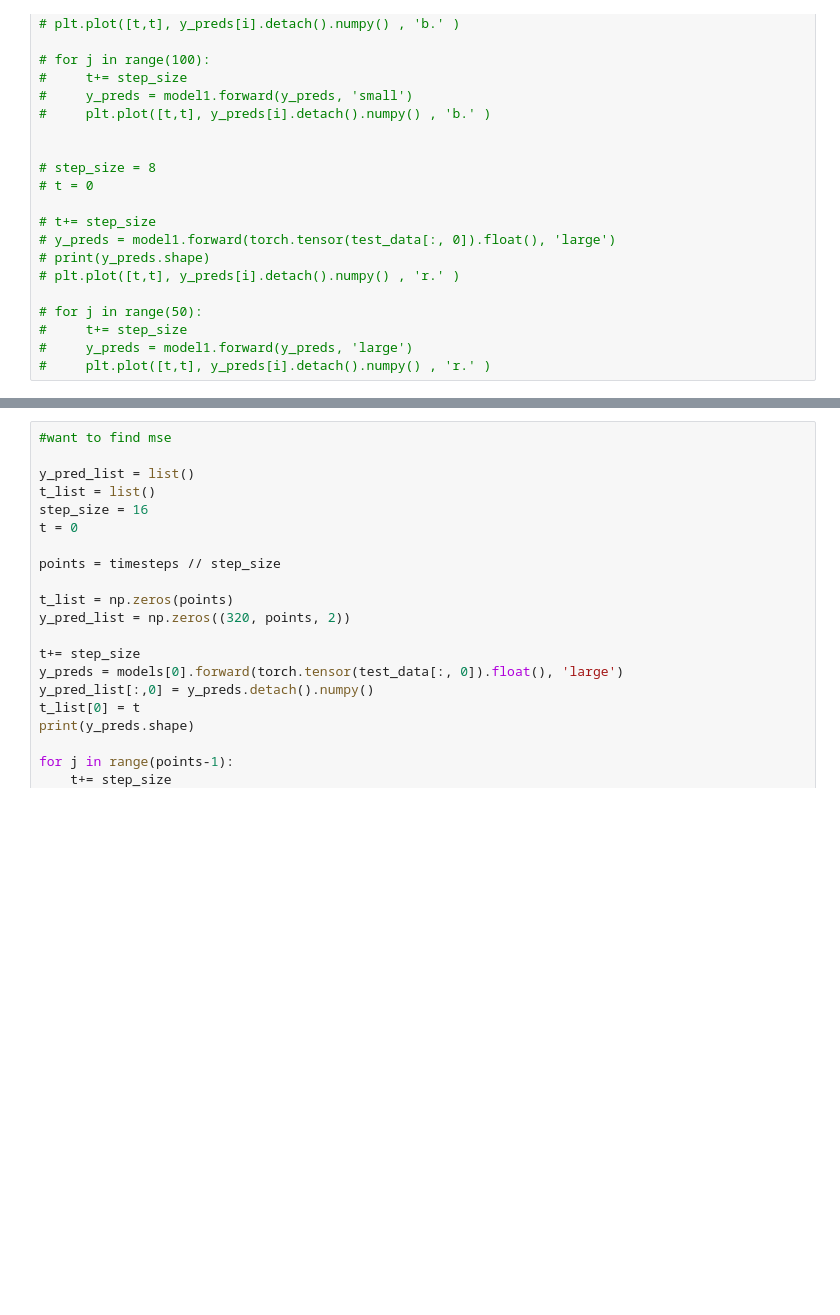
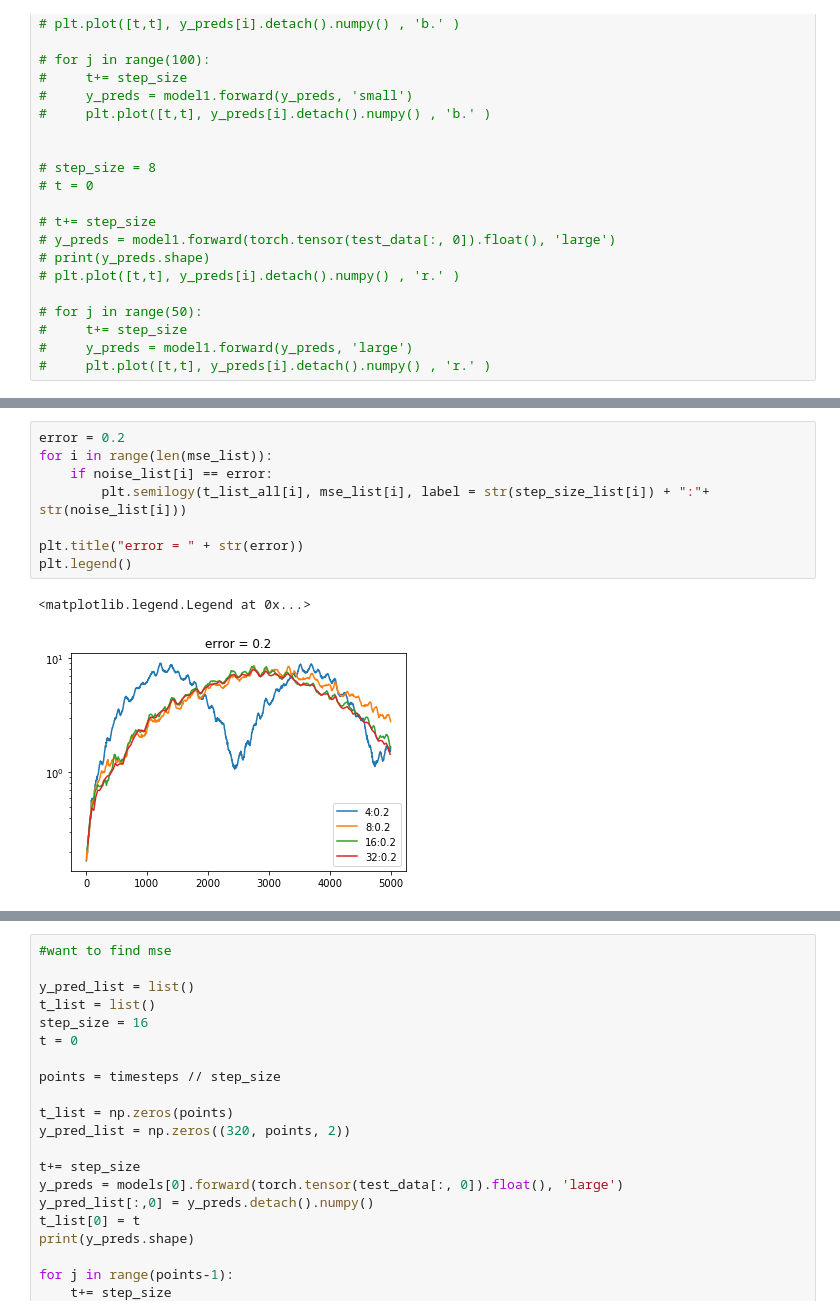
Before and after one commit to KatieJ16/ensemble_HiSTs, a Jupyter notebook: scripts/multiscale_HiTS_exp/two_at_a_time_multiscale-Copy1.ipynb, the cells around one changed output, grey strips where cells are left out. Cells and saved outputs as stored; diff of their text form; blank space fills up the shorter version.

```diff
--- a/scripts/multiscale_HiTS_exp/two_at_a_time_multiscale-Copy1.ipynb
+++ b/scripts/multiscale_HiTS_exp/two_at_a_time_multiscale-Copy1.ipynb
@@ -198,0 +220,11 @@ torch.Size([320, 2])
+# %%
+error = 0.2
+for i in range(len(mse_list)):
+    if noise_list[i] == error:
+        plt.semilogy(t_list_all[i], mse_list[i], label = str(step_size_list[i]) + ":"+ str(noise_list[i]))
+
+plt.title("error = " + str(error))
+plt.legend()
+# %% [output]
+<matplotlib.legend.Legend at 0x...>
+[figure, added]
```
Also changed, not shown: parts of 11 cells of this notebook, 1 other file.
